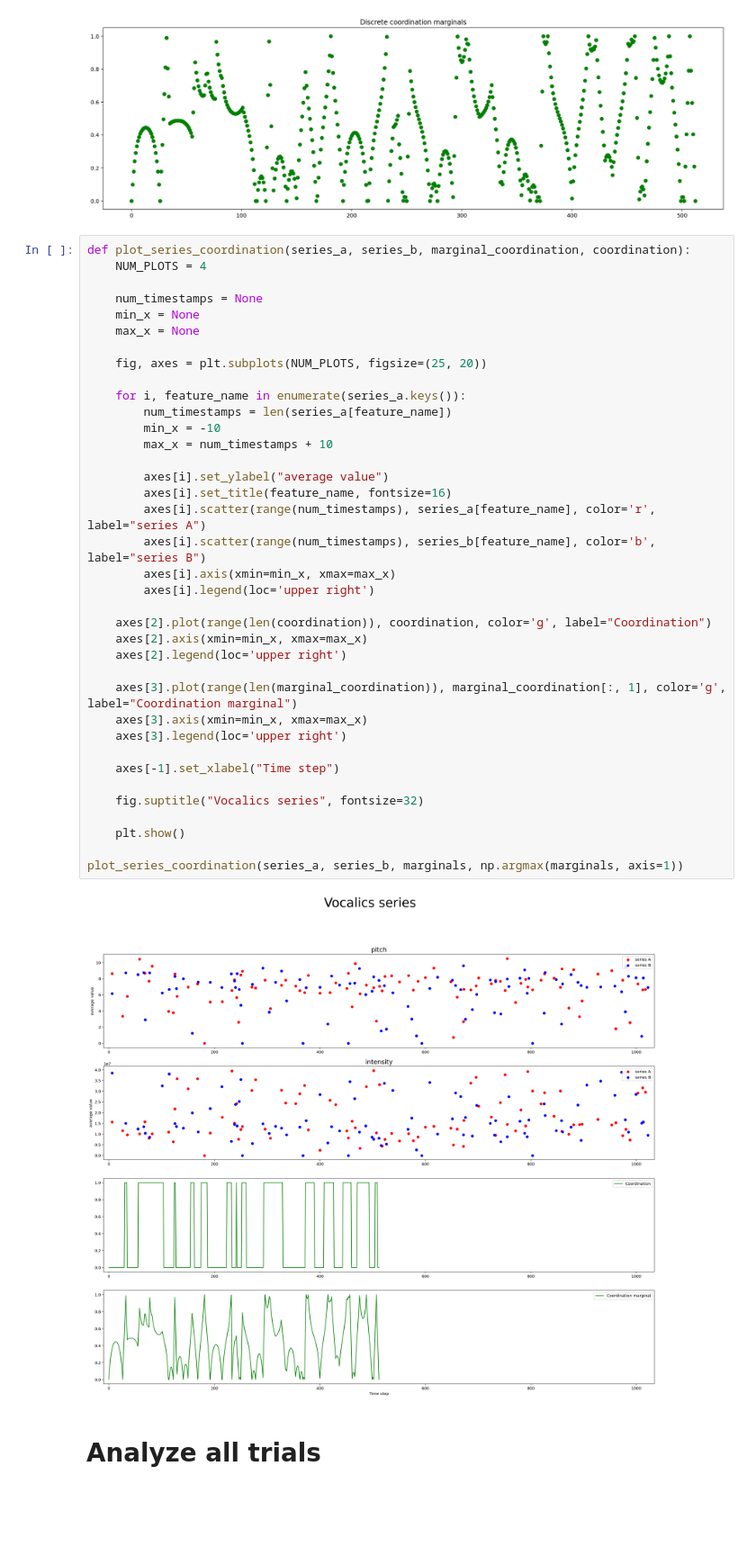
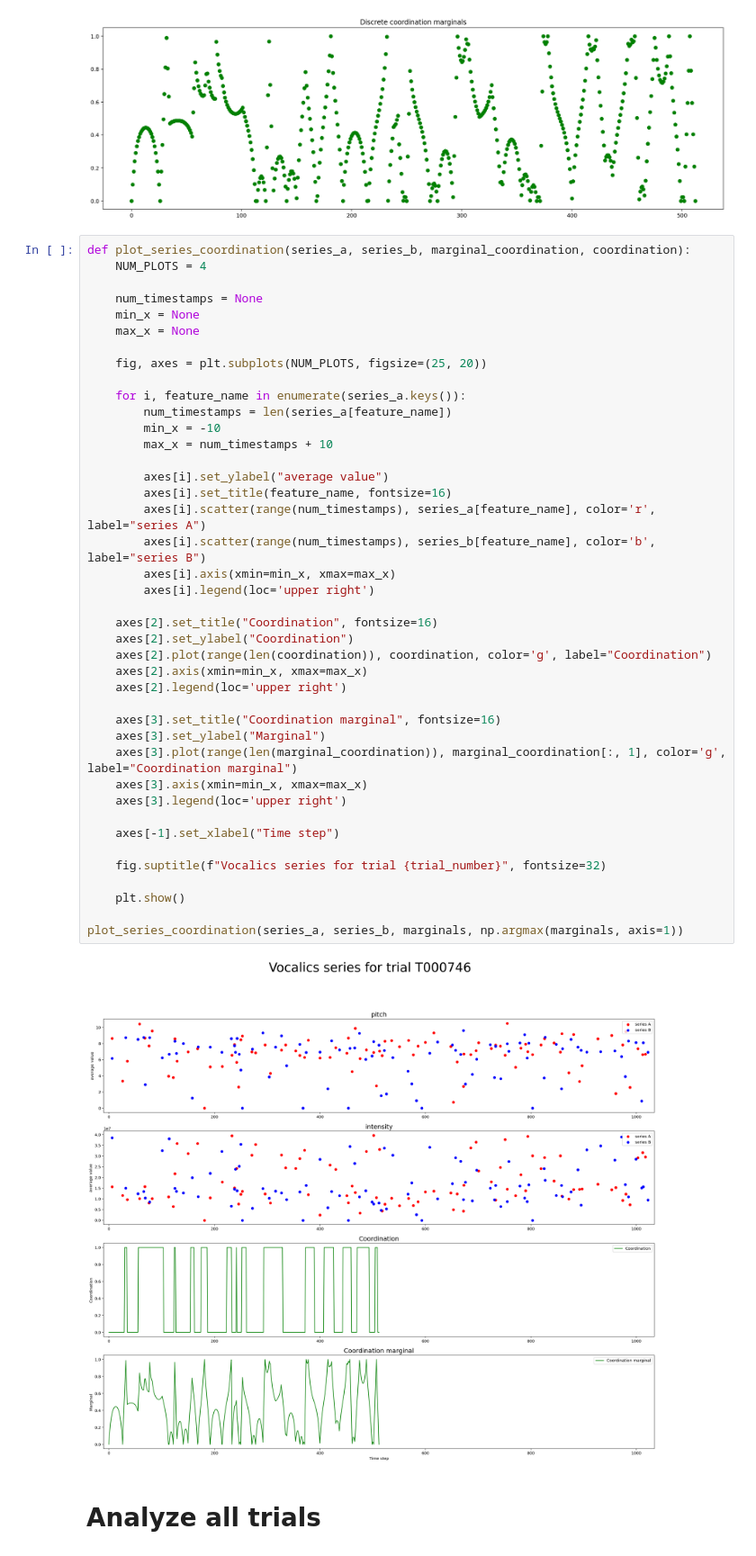
Before and after one commit to paulosoaresua/tomcat-coordination_analysis, a Jupyter notebook: notebooks/ASIST - Study 3 - Pre-Regustration Results Analysis.ipynb, the cells around one changed output. Shown at 90% size. Cells and saved outputs as stored; diff of their text form; blank space fills up the shorter version.

Commit message:
add more plot information

```diff
--- a/notebooks/ASIST - Study 3 - Pre-Regustration Results Analysis.ipynb
+++ b/notebooks/ASIST - Study 3 - Pre-Regustration Results Analysis.ipynb
@@ -71,35 +71,39 @@ def plot_series_coordination(series_a, series_b, marginal_coordination, coordina
 
     fig, axes = plt.subplots(NUM_PLOTS, figsize=(25, 20))
 
     for i, feature_name in enumerate(series_a.keys()):
         num_timestamps = len(series_a[feature_name])
         min_x = -10
         max_x = num_timestamps + 10
 
         axes[i].set_ylabel("average value")
         axes[i].set_title(feature_name, fontsize=16)
         axes[i].scatter(range(num_timestamps), series_a[feature_name], color='r', label="series A")
         axes[i].scatter(range(num_timestamps), series_b[feature_name], color='b', label="series B")
         axes[i].axis(xmin=min_x, xmax=max_x)
         axes[i].legend(loc='upper right')
 
+    axes[2].set_title("Coordination", fontsize=16)
+    axes[2].set_ylabel("Coordination")
     axes[2].plot(range(len(coordination)), coordination, color='g', label="Coordination")
     axes[2].axis(xmin=min_x, xmax=max_x)
     axes[2].legend(loc='upper right')
 
+    axes[3].set_title("Coordination marginal", fontsize=16)
+    axes[3].set_ylabel("Marginal")
     axes[3].plot(range(len(marginal_coordination)), marginal_coordination[:, 1], color='g', label="Coordination marginal")
     axes[3].axis(xmin=min_x, xmax=max_x)
     axes[3].legend(loc='upper right')
 
     axes[-1].set_xlabel("Time step")
 
-    fig.suptitle("Vocalics series", fontsize=32)
+    fig.suptitle(f"Vocalics series for trial {trial_number}", fontsize=32)
 
     plt.show()
 
 plot_series_coordination(series_a, series_b, marginals, np.argmax(marginals, axis=1))
 # %% [output]
-[figure, old version]
+[figure, new version]
 # %% [markdown]
 # Analyze all trials
 # %%
```
